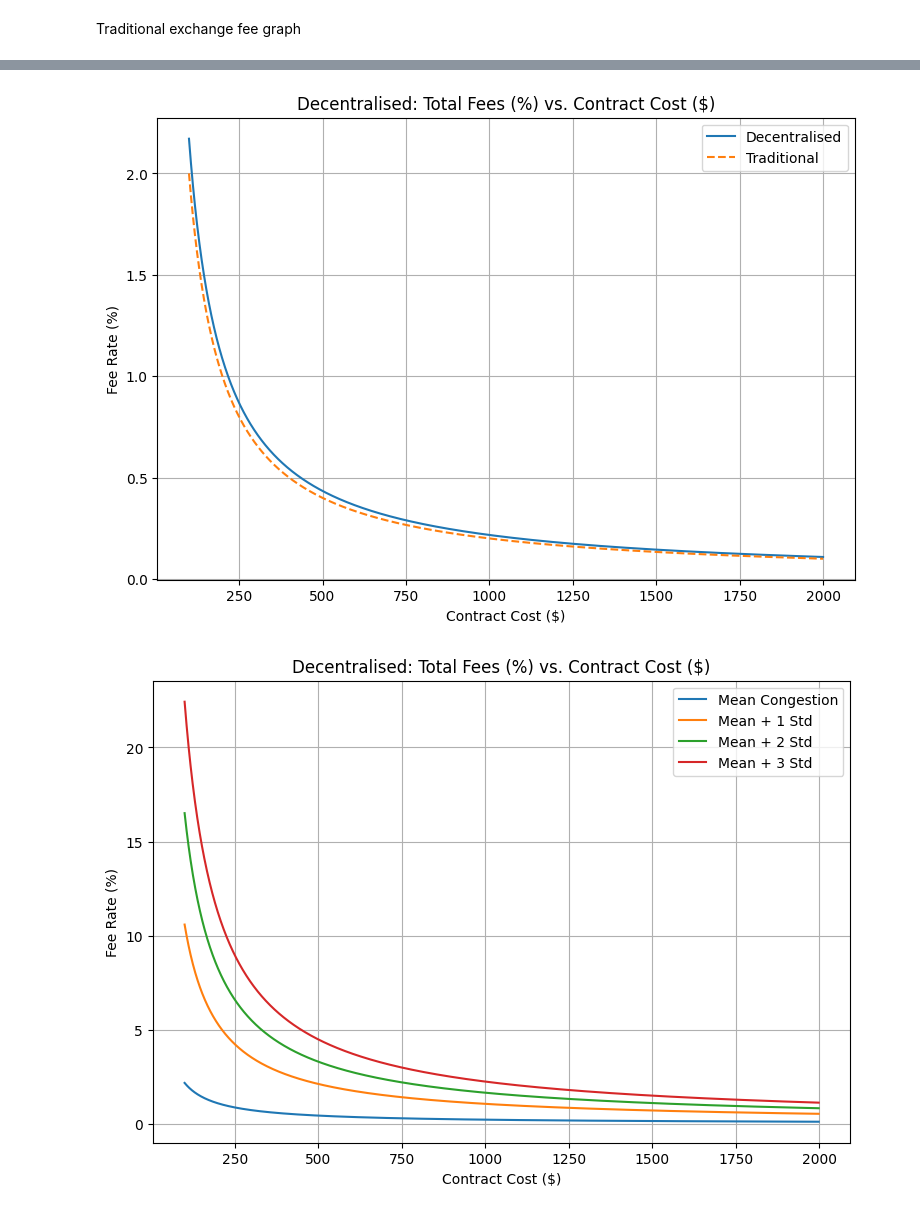
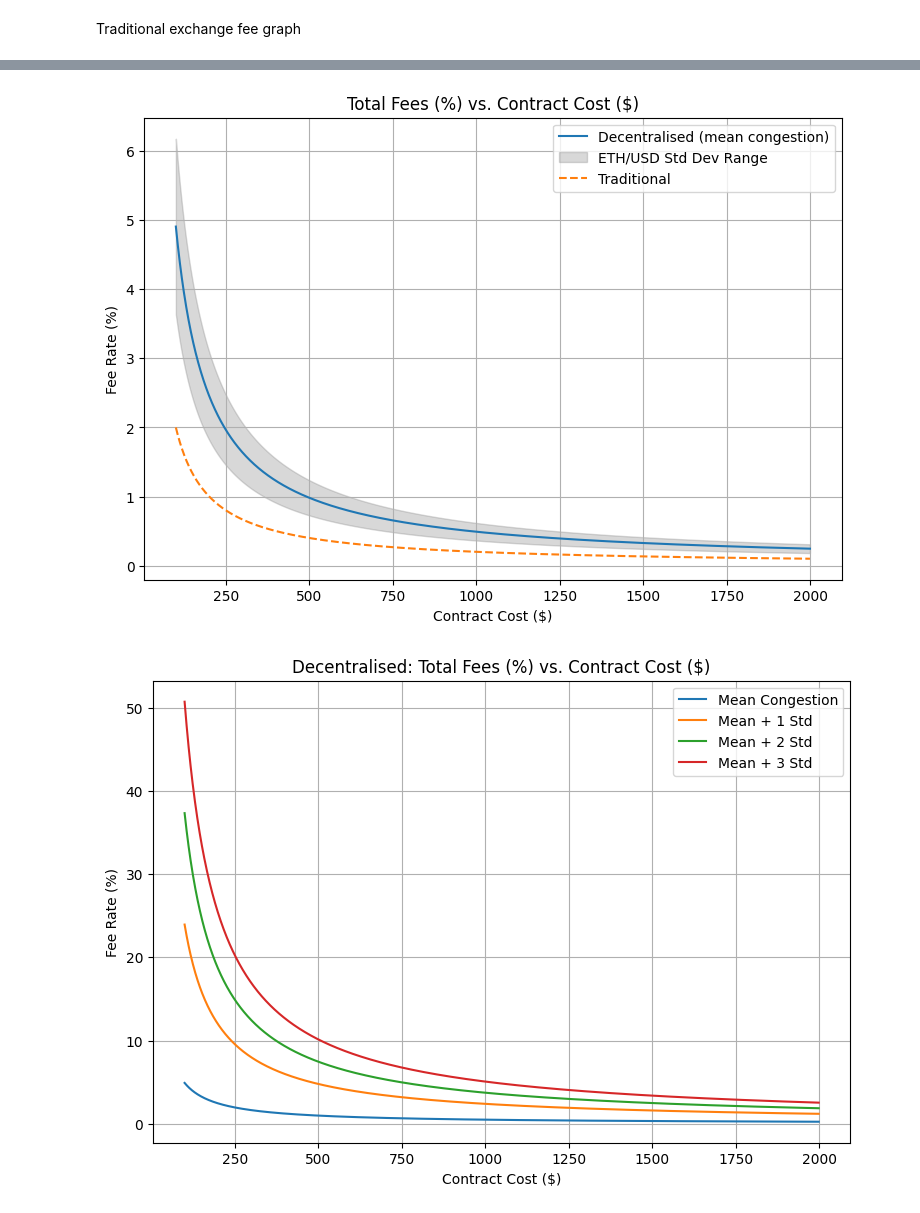
Before and after one commit to billy-hipps/Building-Blockchain-Based-Options-Markets, a Jupyter notebook: BinaryOptionsPY/report_figures/figures.ipynb, the cells around one changed output, grey strips where cells are left out. Cells and saved outputs as stored; diff of their text form; code cells hidden in the pictures.

```diff
--- a/BinaryOptionsPY/report_figures/figures.ipynb
+++ b/BinaryOptionsPY/report_figures/figures.ipynb
@@ -5,3 +5,7 @@ import seaborn as sns
 import pandas as pd
 # %% [markdown]
 Traditional exchange fee graph
+# %%
+# Fetch Ethereum price data from Google Finance
+eth_data = pd.read_excel('6month_eth_price(USD).xlsx')
+eth_data.head()
@@ -7,0 +19,6 @@ Traditional exchange fee graph
+# %%
+average_price = eth_data['Close'].mean()
+std = eth_data['Close'].std()
+rel_std = std / average_price
+print(f"Ethereum 180 day average price (USD): {average_price}")
+print(f"Ethereum 180 day standard deviation (USD): {std}")
@@ -30,7 +50,7 @@ gas_prices['Value (Wei)'] = gas_prices['Value (Wei)'].astype(float)
 # convert to ether
 gas_prices['Value (Ether)'] = gas_prices['Value (Wei)'] / 1e18
 # convert to USD
-gas_prices['Value (USD)'] = gas_prices['Value (Ether)'] * 1230.0
+gas_prices['Value (USD)'] = gas_prices['Value (Ether)'] * average_price
 
 # calculate mean gas price
 mean_gas_price = gas_prices['Value (USD)'].mean()
@@ -107,20 +127,29 @@ plt.savefig('creator_gas_fees_vs_contract_cost.png', dpi=300)
 # %%
-two_r = [2*i for i in r]
+two_r = [2 * i for i in r]
 creator_plus_buyer_rate = [buyer_rates['Mean'][i] + creator_rates['Mean'][i] for i in range(len(buyer_rates['Mean']))]
+
+fee_error = [i * rel_std for i in creator_plus_buyer_rate]
+
+# Corrected: add element by element
+upper_bound = [creator_plus_buyer_rate[i] + fee_error[i] for i in range(len(creator_plus_buyer_rate))]
+lower_bound = [creator_plus_buyer_rate[i] - fee_error[i] for i in range(len(creator_plus_buyer_rate))]
 
 # plot total costs graph
 plt.figure(figsize=(9, 6))
-plt.plot(contract_sizes, creator_plus_buyer_rate, label='Decentralised')
+plt.plot(contract_sizes, creator_plus_buyer_rate, label='Decentralised (mean congestion)')
+plt.fill_between(contract_sizes, lower_bound, upper_bound, color='grey', alpha=0.3, label='ETH/USD Std Dev Range')
 plt.plot(contract_sizes, two_r, label='Traditional', linestyle='--')
-plt.title('Decentralised: Total Fees (%) vs. Contract Cost ($)')
+plt.title('Total Fees (%) vs. Contract Cost ($)')
 plt.xlabel('Contract Cost ($)')
 plt.ylabel('Fee Rate (%)')
 plt.legend()
 plt.grid()
+
 # save figure
 plt.savefig('total_gas_fees_vs_contract_cost.png', dpi=300)
+plt.show()
 # %% [output]
-[figure, old version]
+[figure, new version]
 # %%
 # Plot total fees at each standard deviation
 plt.figure(figsize=(9, 6))
@@ -136,4 +165,4 @@ plt.grid()
 # save figure
 plt.savefig('total_gas_fees_vs_contract_cost_std.png', dpi=300)
 # %% [output]
-[figure, old version]
+[figure, new version]
```
Also changed, not shown: parts of 4 cells of this notebook, 39 other files.
